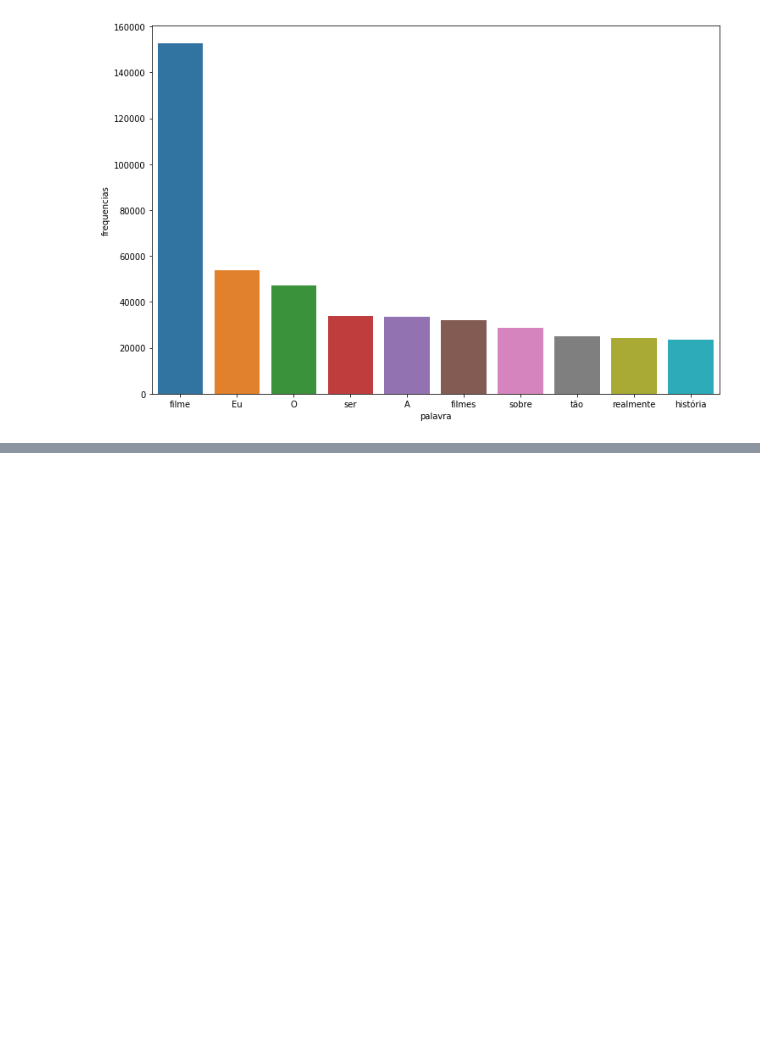
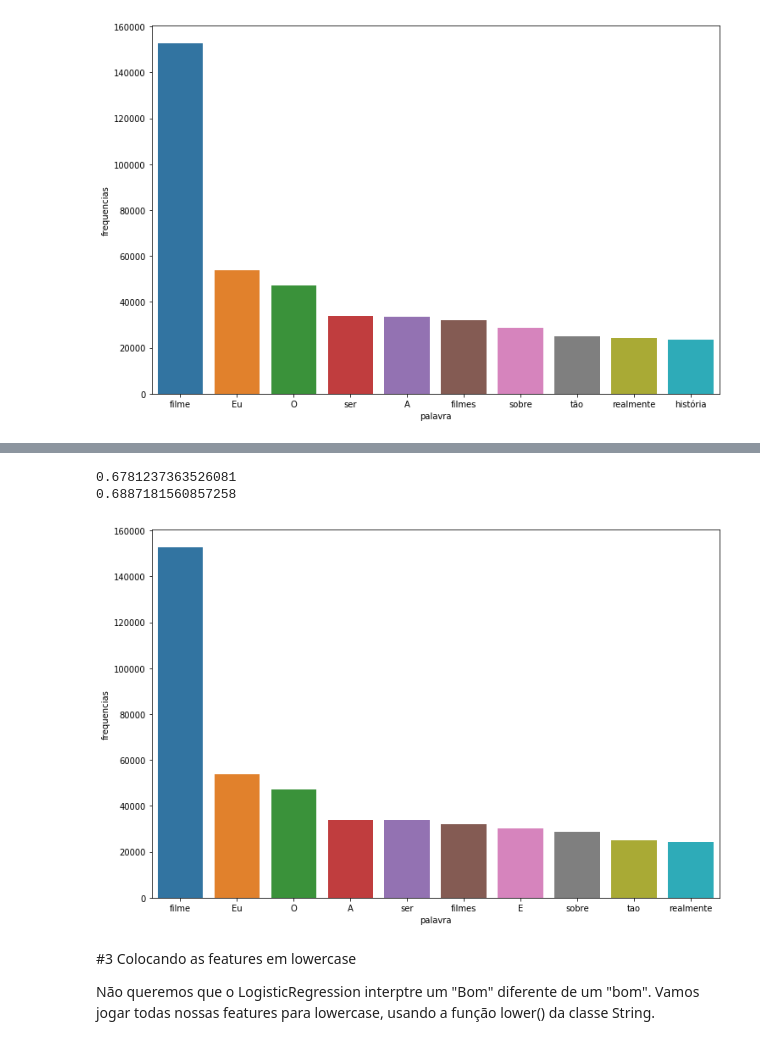
Before and after one commit to pedroAndrad1/linguagem_natural, a Jupyter notebook: linguagem_natural.ipynb, the cells around one changed output, grey strips where cells are left out. Cells and saved outputs as stored; diff of their text form; code cells hidden in the pictures; blank space fills up the shorter version.

```diff
--- a/linguagem_natural.ipynb
+++ b/linguagem_natural.ipynb
@@ -481,0 +490,34 @@ pareto(dataframe, "tratamento_1", 10)
+# %%
+
+import unidecode
+
+#Estou aplicando o unicode para cada feature no dataframe, seguindo a coluna do tratamento anterior.
+#Estou gostando mesmo dessa sintaxe de python.
+tratamento_2 = [unidecode.unidecode(feature) for feature in dataframe["tratamento_1"]]
+
+#Vou retirar a acentuacao das stop words e rodar de novo para essa coluna, just in case.
+punct_sp_sem_acento = [unidecode.unidecode(sw) for sw in pontuacoes_stopwords ]
+
+frases_processadas = list()#Aqui ficaram nossas features tratadas
+tokenizador = tokenize.WordPunctTokenizer()
+
+#Para cada feature da coluna tratamento_2.
+for feature in tratamento_2:
+  #Aqui ficaram os tokens de nossa palavras, sem os tokens de pontuacoes.
+  nova_frase = list()
+  #dividindo a feature em tokens.
+  palavra_texto = tokenizador.tokenize(feature)
+
+  #Agora vamos iterar na lista de tokens para tirar as stop words sem acento.
+  #Para cada item na lista palavra_texto, os tokens.
+  for palavra in palavra_texto:
+    #Se a palavra nao estiver na lista de punct_sp_sem_acento,
+    #entao posso adicionar na lista nova_frase.
+      if(palavra not in punct_sp_sem_acento):
+          nova_frase.append(palavra)
+  #Vou juntar a lista nova_frase em uma string com o join(), separando por espaco,
+  #e adicionar na lista de frases processadas.
+  frases_processadas.append( ' '.join(nova_frase) )
+
+
+dataframe["tratamento_2"]= frases_processadas
@@ -481,0 +533,20 @@ pareto(dataframe, "tratamento_1", 10)
+# %%
+#Vamos comparar agora a acuracia anterior e a de agora.
+
+classificar_texto(dataframe, "tratamento_1", "classificacao")
+classificar_texto(dataframe, "tratamento_2", "classificacao")
+
+#Tivemos um ganho de 1%.
+# %% [output]
+0.6781237363526081
+0.6887181560857258
+# %%
+#Vamos ver o pareto agora
+
+pareto(dataframe, "tratamento_2", 10)
+# %% [output]
+[figure, added]
+# %% [markdown]
+#3 Colocando as features em lowercase
+
+Não queremos que o LogisticRegression interptre um "Bom" diferente de um "bom". Vamos jogar todas nossas features para lowercase, usando a função lower() da classe String.
```
Also changed, not shown: parts of 14 cells of this notebook.
